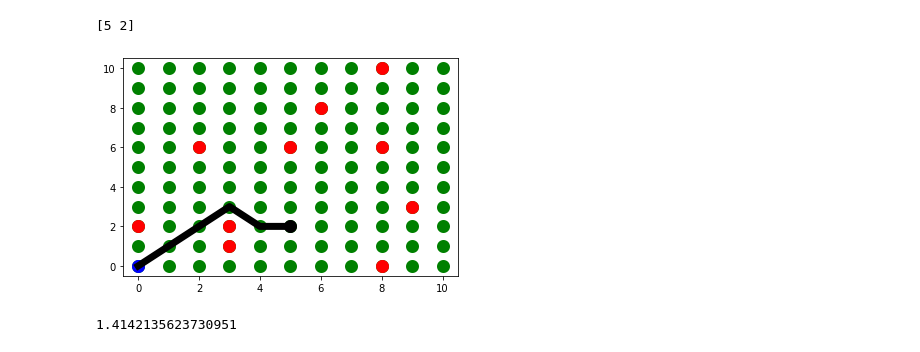
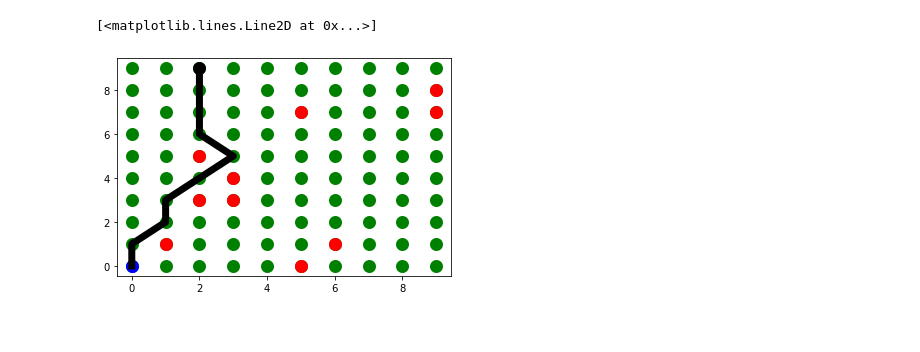
Before and after one commit to ramtinmk/my_notebooks, a Jupyter notebook: min_dist.ipynb, the cells around one changed output. Drawn from its saved outputs; the diff is of its cells as text; code cells hidden in the pictures.

```diff
--- a/min_dist.ipynb
+++ b/min_dist.ipynb
@@ -19,19 +49,19 @@ import matplotlib.pyplot as plt
 pointarr = [(0,0)]
 x = 0
 y = 0
-redx = np.random.randint(0,11,10)
-redy = np.random.randint(0,11,10)
+redx = np.random.randint(0,10,10)
+redy = np.random.randint(0,10,10)
 
 red = []
 for i in range(len(redx)):
     while (redx[i] == 0 and redy[i]==0):
-        redx[i] = np.random.randint(0,11)
-        redy[i] = np.random.randint(0,11)
+        redx[i] = np.random.randint(0,10)
+        redy[i] = np.random.randint(0,10)
 
 for i,j in zip(redx,redy):
     red.append((i,j))
 
-dest = np.random.randint(0,11,2)
+dest = np.random.randint(0,10,2)
 while is_in_red(red,dest[0],dest[1]) or (dest[0]==0 and dest[1]==0):
     dest = np.random.randint(0,11,2)
 
@@ -91,46 +121,35 @@ while (x!=dest[0] or y!=dest[1]) :
         pointarr.append((x+1,y-1))
         y-=1
         x+=1
 
 
     if y ==dest[1] and (x-dest[0]==2):
         pointarr.append((x+1,y))
         x+=1
     if x ==dest[0] and (y-dest[1]==2):
         pointarr.append((x,y+1))
         y+=1
     if dist(np.array([x,y]),dest)<=(math.sqrt(2)):
         pointarr.append((x,y))
         break
 
 
 pointarr[-1] = (dest[0],dest[1])
 
 x = [i[0] for i in pointarr]
 y = [i[1] for i in pointarr]
 
-greenx = np.linspace(0,10,11)
-for i in range(11):
-    plt.scatter(greenx,np.linspace(i,i,11),c='g',linewidths=7)
+greenx = np.linspace(0,9,10)
+for i in range(10):
+    plt.scatter(greenx,np.linspace(i,i,10),c='g',linewidths=7)
 
 
 
 
 plt.scatter(redx,redy,c='r',linewidths=7)
 plt.scatter(dest[0],dest[1],c='black',linewidths=7)
 plt.scatter(0,0,c='b',linewidths=7)
 plt.plot(x,y,c = 'black',linewidth=7)
-
-print(dest)
 # %% [output]
-[5 2]
+[<matplotlib.lines.Line2D at 0x...>]
-[figure, old version]
+[figure, new version]
-# %%
-a = [(0,0),(1,1)]
-
-is_in_red(a,-1,0)
-a = np.array([1,1])
-b = np.array([0,0])
-np.linalg.norm(a-b)
-# %% [output]
-1.4142135623730951
```
Also changed, not shown: parts of 4 cells of this notebook, 7 other files.
